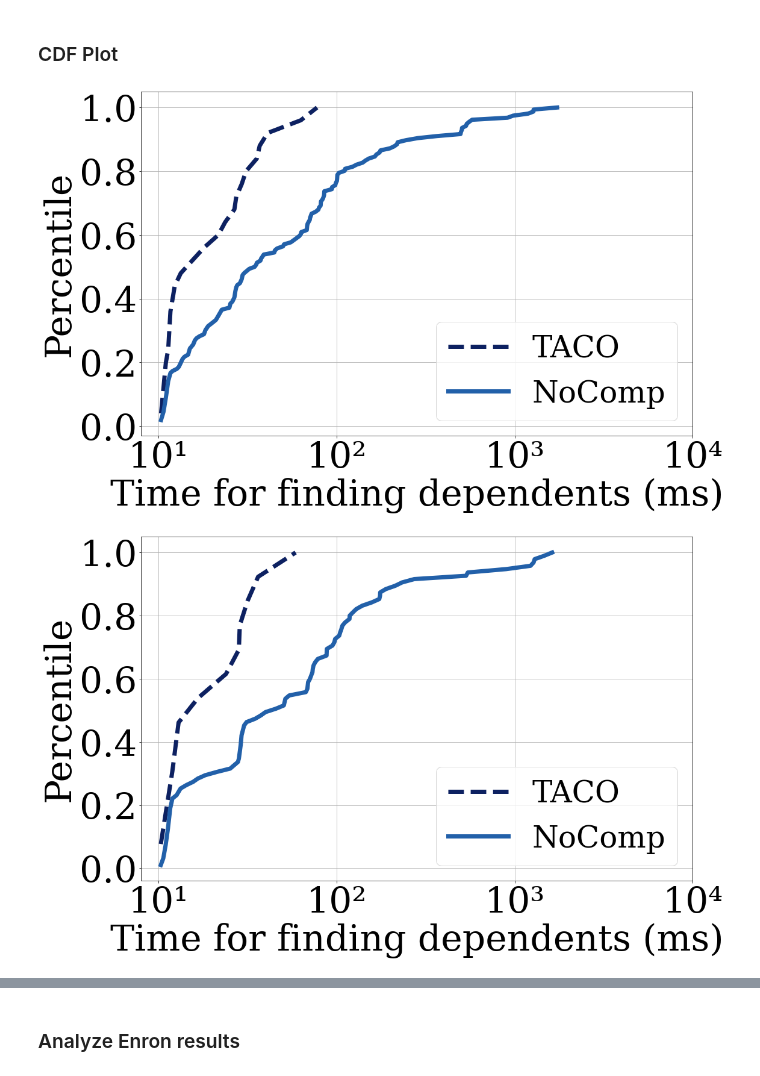
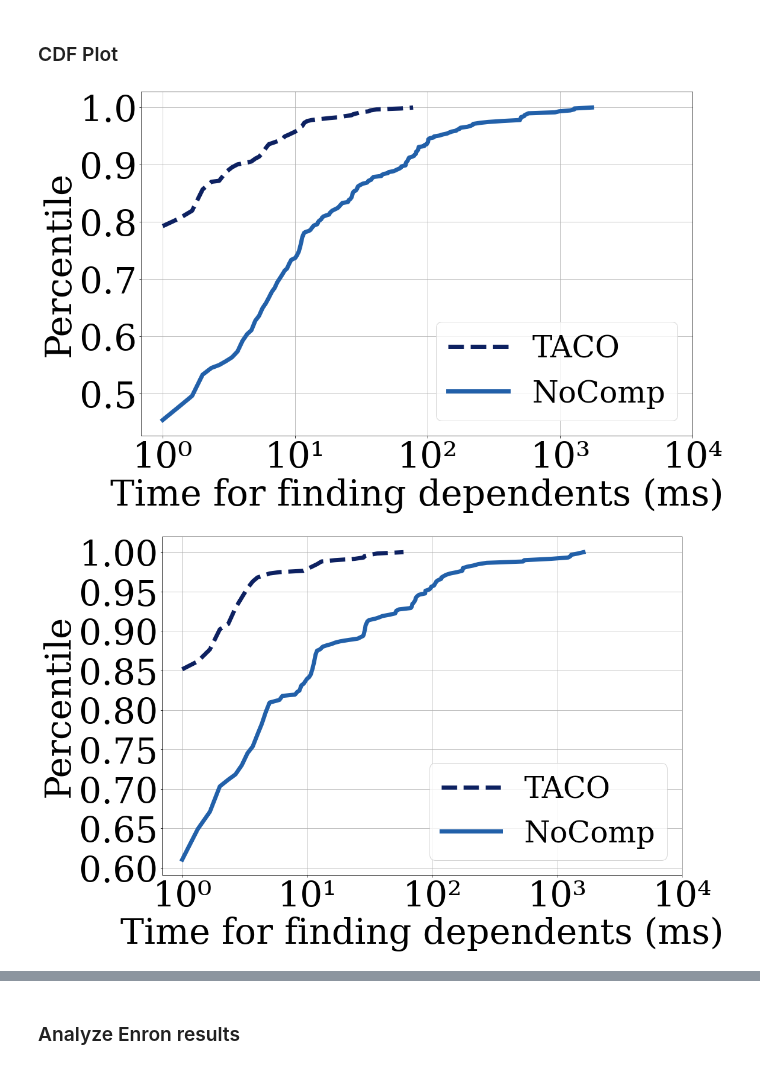
Before and after one commit to dataspread/SpreadsheetAnalyzer, a Jupyter notebook: test_result_analysis.ipynb, the cells around one changed output, grey strips where cells are left out. Cells and saved outputs as stored; diff of their text form; code cells hidden in the pictures.

```diff
--- a/test_result_analysis.ipynb
+++ b/test_result_analysis.ipynb
@@ -42,7 +42,7 @@ fig_width = 16
 fig_height = 10
 # %%
 def get_pdf_df(df, column_name, is_log=True):
-    ls = [x for x in df[column_name] if x > 10]
+    ls = [x if x >= 1 else 1 for x in df[column_name]]
     length = len(ls)
     if is_log:
         data = pd.Series(np.log10(ls))
@@ -503,25 +503,25 @@ plot_percentile([freq_enron_max_taco_time, freq_enron_max_nocomp_time],
                 ["TACO", "NoComp"],
                 xlabel="Time for finding dependents (ms)",
                 ylabel="Percentile",
-                x_tick_min=1,
+                x_tick_min=0,
                 x_tick_max=4,
-                x_tick_num=3,
+                x_tick_num=4,
                 save_path="./figures/enron_lookup_time_max_compare.pdf"
                )
 # %% [output]
-[figure, old version]
+[figure, new version]
 # %%
 plot_percentile([freq_enron_long_taco_time, freq_enron_long_nocomp_time],
                 ["TACO", "NoComp"],
                 xlabel="Time for finding dependents (ms)",
                 ylabel="Percentile",
-                x_tick_min=1,
+                x_tick_min=0,
                 x_tick_max=4,
-                x_tick_num=3,
+                x_tick_num=4,
                 save_path="./figures/enron_lookup_time_long_compare.pdf"
                )
 # %% [output]
-[figure, old version]
+[figure, new version]
 # %%
 freq_github_max_taco_size = get_pdf_df(df_github_merged, 'max_taco_size', True)
 freq_github_max_nocomp_size = get_pdf_df(df_github_merged, 'max_nocomp_size', True)
```
Also changed, not shown: parts of 7 cells of this notebook, 18 other files.
